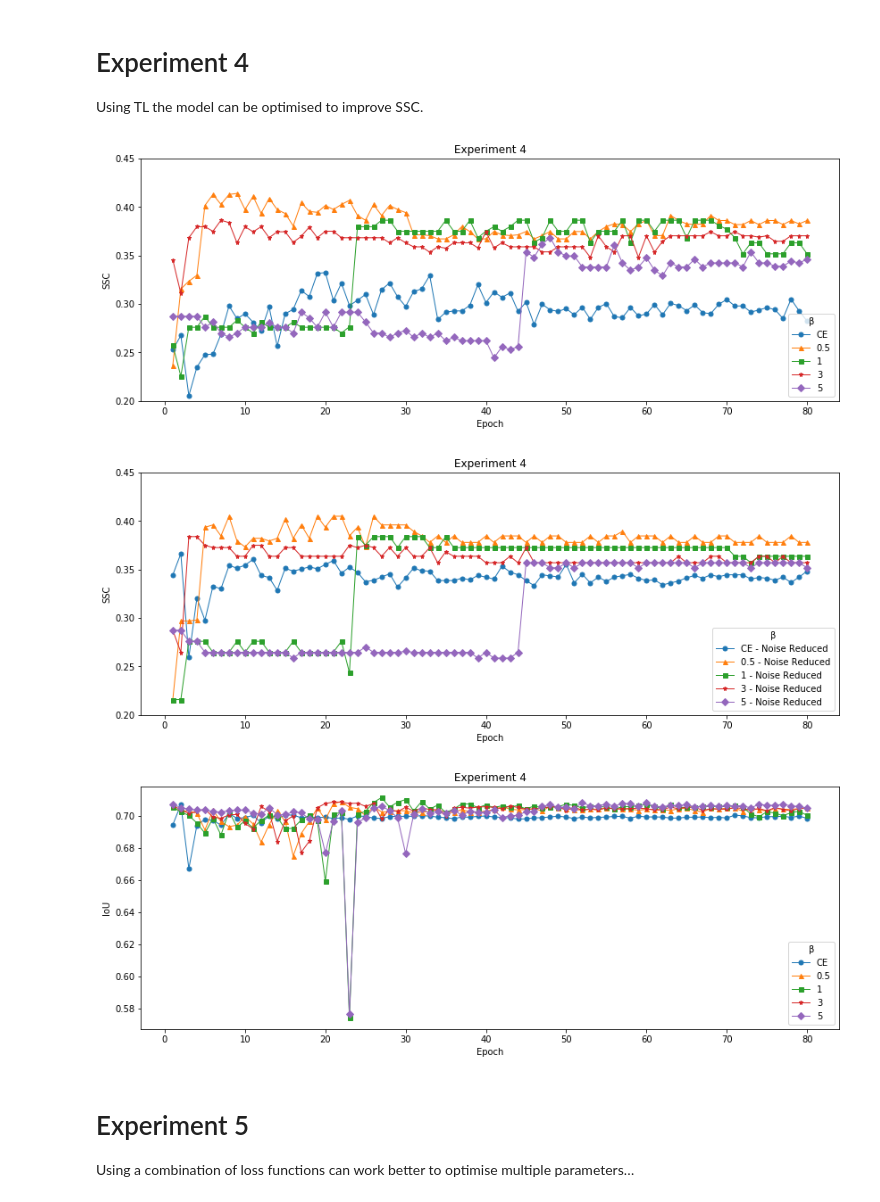
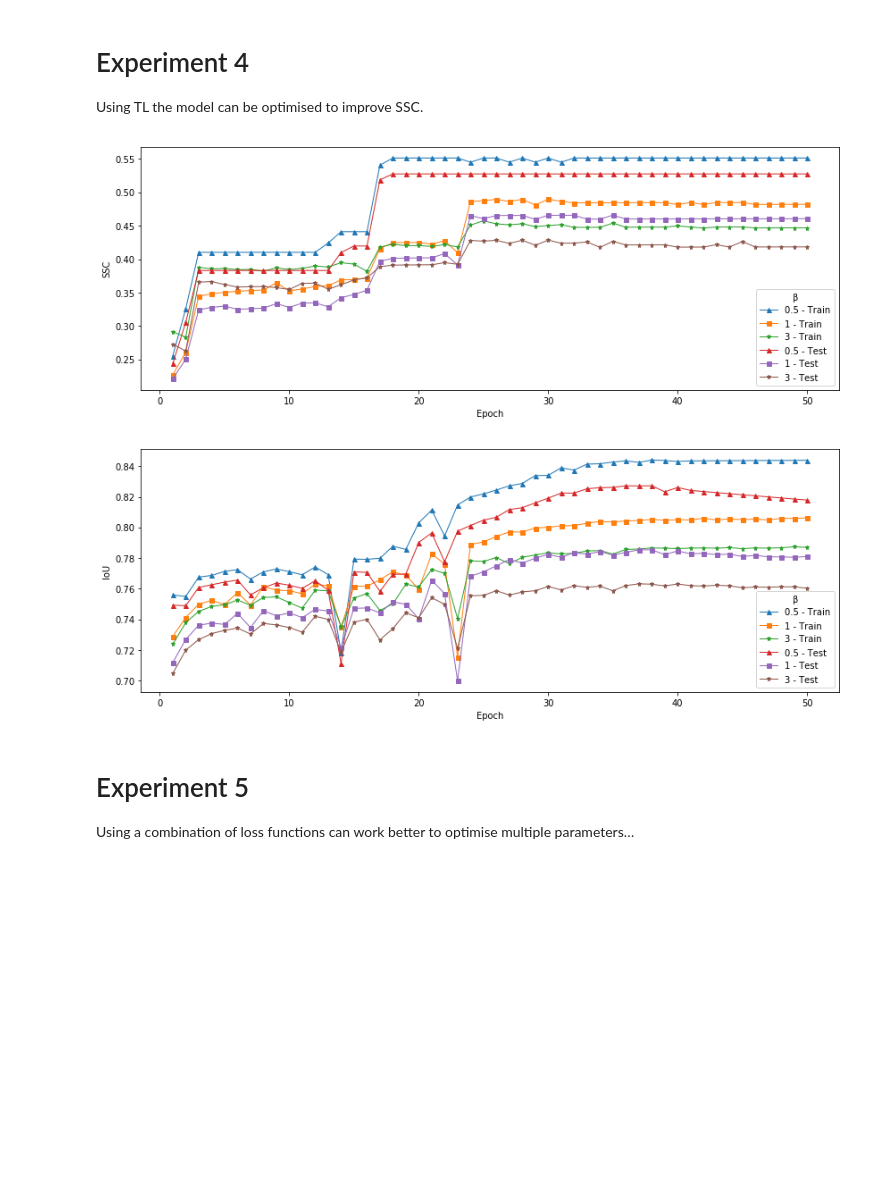
Before and after one commit to thezaza101/Meal-Compliance-Project, a Jupyter notebook: Analysis/ExprimentAnalysis.ipynb, the cells around one changed output. Cells and saved outputs as stored; diff of their text form; code cells hidden in the pictures; blank space fills up the shorter version.

```diff
--- a/Analysis/ExprimentAnalysis.ipynb
+++ b/Analysis/ExprimentAnalysis.ipynb
@@ -262,71 +259,53 @@ df4B5 = df4.loc[df4['b'] == 5]
 # %%
 matplotlib.rcParams['figure.figsize'] = [14, 5]
-x = AddOneToListOfNumbers(list(df3B05['epoch']))
+x = AddOneToListOfNumbers(list(df4B05['epoch']))
 
 # SSC Score Experiments
-plt.plot(x,df34CE['testSim'], marker='o', linewidth=1, markersize=5, label='CE')
-plt.plot(x,df4B05['testSim'], marker='^', linewidth=1, markersize=5, label='0.5')
-plt.plot(x,df4B1['testSim'], marker='s', linewidth=1, markersize=5, label='1')
-plt.plot(x,df4B3['testSim'], marker='*', linewidth=1, markersize=5, label='3')
-plt.plot(x,df4B5['testSim'], marker='D', linewidth=1, markersize=5, label='5')
+
+plt.plot(x,df4B05['trainSimRN'], marker='^', linewidth=1, markersize=5, label='0.5 - Train')
+plt.plot(x,df4B1['trainSimRN'], marker='s', linewidth=1, markersize=5, label='1 - Train')
+plt.plot(x,df4B3['trainSimRN'], marker='*', linewidth=1, markersize=5, label='3 - Train')
+
+
+plt.plot(x,df4B05['testSimRN'], marker='^', linewidth=1, markersize=5, label='0.5 - Test')
+plt.plot(x,df4B1['testSimRN'], marker='s', linewidth=1, markersize=5, label='1 - Test')
+plt.plot(x,df4B3['testSimRN'], marker='*', linewidth=1, markersize=5, label='3 - Test')
 # y-axis limits
-plt.ylim([0.2,0.45])
+# plt.ylim([0.2,0.45])
 # x-axis label
 plt.xlabel('Epoch')
 # y-axis label
 plt.ylabel('SSC')
-# Chart title
-plt.title('Experiment 4')
 # show legend
 plt.legend(title="β",loc=4)
 # function to show the plot
 plt.show()
-
-# SSC Score Experiments
-plt.plot(x,df34CE['testSimRN'], marker='o', linewidth=1, markersize=5, label='CE - Noise Reduced')
-plt.plot(x,df4B05['testSimRN'], marker='^', linewidth=1, markersize=5, label='0.5 - Noise Reduced')
-plt.plot(x,df4B1['testSimRN'], marker='s', linewidth=1, markersize=5, label='1 - Noise Reduced')
-plt.plot(x,df4B3['testSimRN'], marker='*', linewidth=1, markersize=5, label='3 - Noise Reduced')
-plt.plot(x,df4B5['testSimRN'], marker='D', linewidth=1, markersize=5, label='5 - Noise Reduced')
-# y-axis limits
-plt.ylim([0.2,0.45])
-# x-axis label
-plt.xlabel('Epoch')
-# y-axis label
-plt.ylabel('SSC')
-# Chart title
-plt.title('Experiment 4')
-# show legend
-plt.legend(title="β",loc=4)
-# function to show the plot
-plt.show()
 # %% [output]
-[figure, old version]
+[figure, new version]
-[figure, removed]
 # %%
 matplotlib.rcParams['figure.figsize'] = [14, 5]
-x = AddOneToListOfNumbers(list(df3B05['epoch']))
+x = AddOneToListOfNumbers(list(df4B05['epoch']))
 
 # SSC Score Experiments
-plt.plot(x,df34CE['test'], marker='o', linewidth=1, markersize=5, label='CE')
-plt.plot(x,df4B05['test'], marker='^', linewidth=1, markersize=5, label='0.5')
-plt.plot(x,df4B1['test'], marker='s', linewidth=1, markersize=5, label='1')
-plt.plot(x,df4B3['test'], marker='*', linewidth=1, markersize=5, label='3')
-plt.plot(x,df4B5['test'], marker='D', linewidth=1, markersize=5, label='5')
+plt.plot(x,df4B05['train'], marker='^', linewidth=1, markersize=5, label='0.5 - Train')
+plt.plot(x,df4B1['train'], marker='s', linewidth=1, markersize=5, label='1 - Train')
+plt.plot(x,df4B3['train'], marker='*', linewidth=1, markersize=5, label='3 - Train')
+
+plt.plot(x,df4B05['test'], marker='^', linewidth=1, markersize=5, label='0.5 - Test')
+plt.plot(x,df4B1['test'], marker='s', linewidth=1, markersize=5, label='1 - Test')
+plt.plot(x,df4B3['test'], marker='*', linewidth=1, markersize=5, label='3 - Test')
 # y-axis limits
 # plt.ylim([0.6,0.8])
 # x-axis label
 plt.xlabel('Epoch')
 # y-axis label
 plt.ylabel('IoU')
-# Chart title
-plt.title('Experiment 4')
 # show legend
 plt.legend(title="β",loc=4)
 # function to show the plot
 plt.show()
 # %% [output]
-[figure, old version]
+[figure, new version]
 # %% [markdown]
 # Experiment 5
 Using a combination of loss functions can work better to optimise multiple parameters…
```
Also changed, not shown: parts of 17 cells of this notebook, 8 other files.
